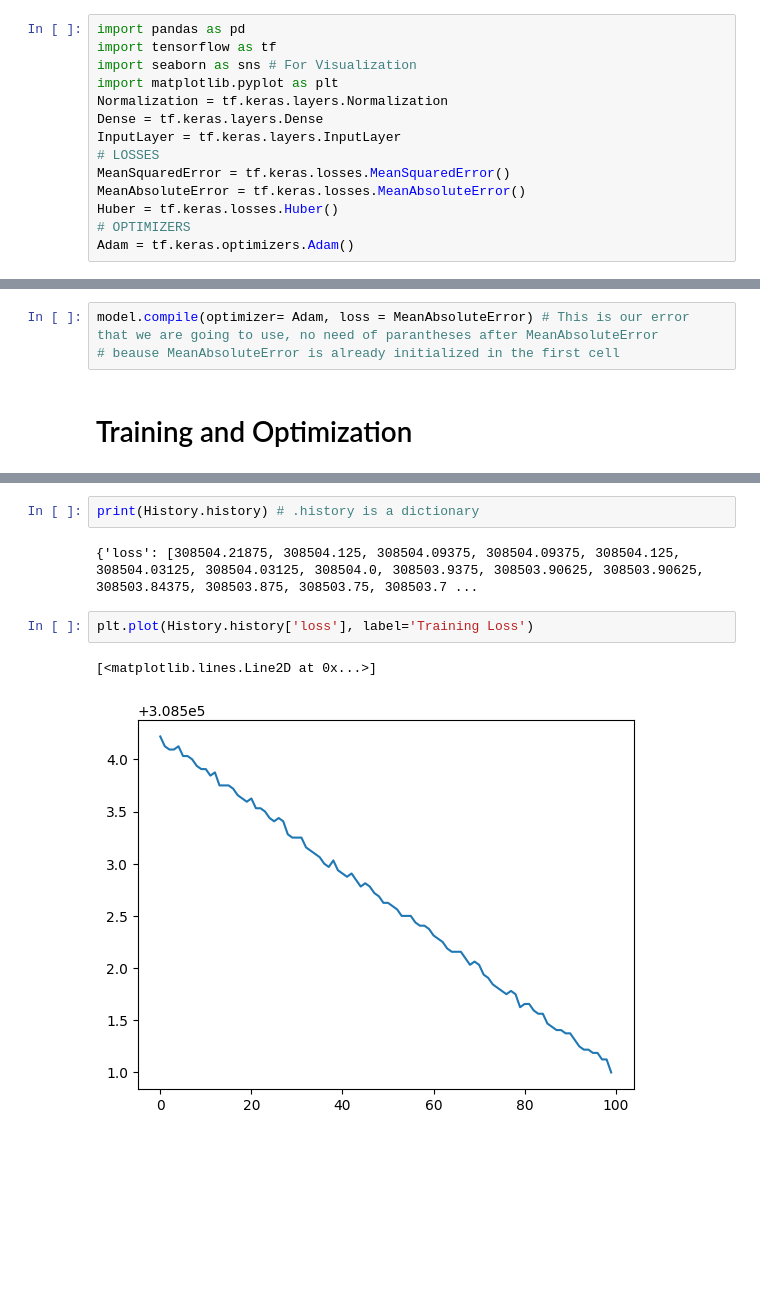
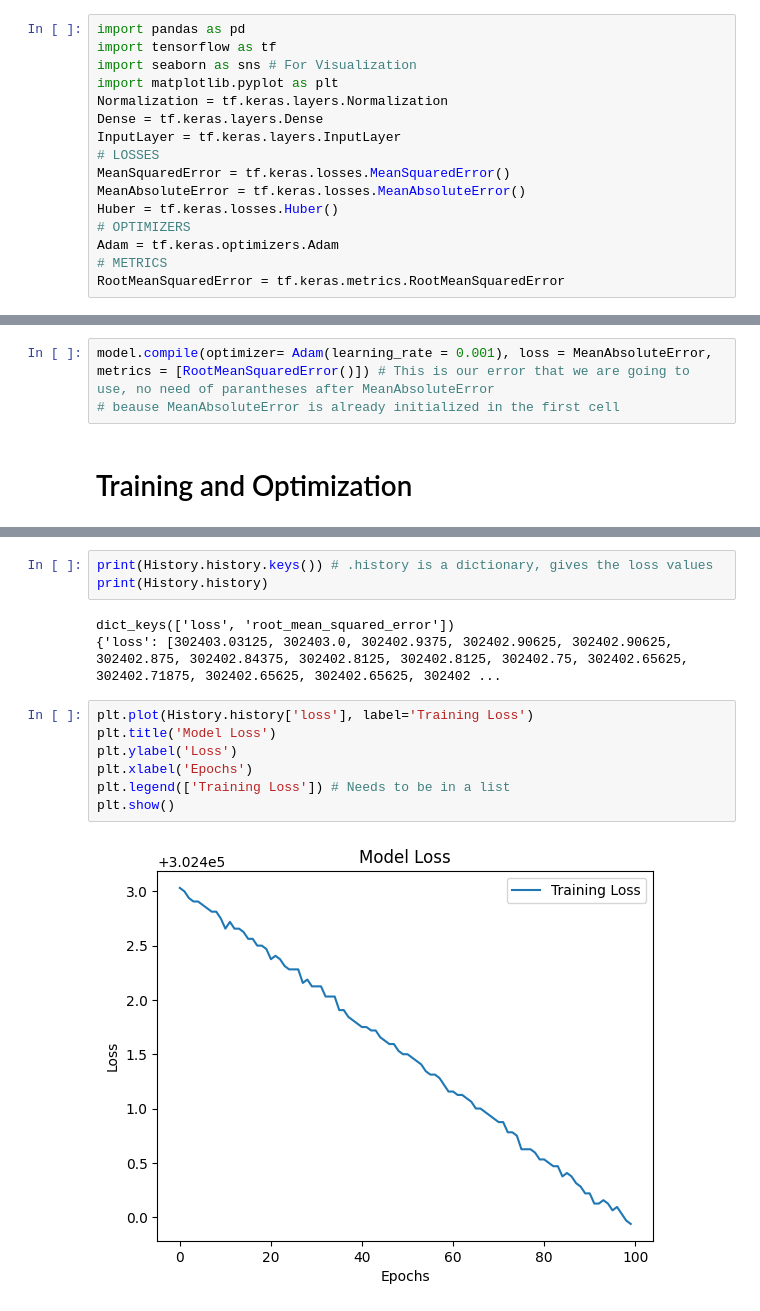
Before and after one commit to sleepsonrockss/Deep-Learning, a Jupyter notebook: NeuralNetwork.ipynb, the cells around one changed output, grey strips where cells are left out. Drawn from its saved outputs; the diff is of its cells as text; blank space fills up the shorter version.

```diff
--- a/NeuralNetwork.ipynb
+++ b/NeuralNetwork.ipynb
@@ -13,7 +13,9 @@ MeanSquaredError = tf.keras.losses.MeanSquaredError()
 MeanAbsoluteError = tf.keras.losses.MeanAbsoluteError()
 Huber = tf.keras.losses.Huber()
 # OPTIMIZERS
-Adam = tf.keras.optimizers.Adam()
+Adam = tf.keras.optimizers.Adam
+# METRICS
+RootMeanSquaredError = tf.keras.metrics.RootMeanSquaredError
 # %% [markdown]
 # **Data Preparation**
 # %%
@@ -204,7 +201,7 @@ tf.keras.utils.plot_model(model, to_file='model.png', show_shapes=True)
 # Error Sanctioning -> Minimizing the errors
 #### ****Don't use squared loss when you have outliers, use abs loss or HUBER Loss(MSE+AbsE)***
 # %%
-model.compile(optimizer= Adam, loss = MeanAbsoluteError) # This is our error that we are going to use, no need of parantheses after MeanAbsoluteError
+model.compile(optimizer= Adam(learning_rate = 0.001), loss = MeanAbsoluteError, metrics = [RootMeanSquaredError()]) # This is our error that we are going to use, no need of parantheses after MeanAbsoluteError
 # beause MeanAbsoluteError is already initialized in the first cell
 # %% [markdown]
 # Training and Optimization
@@ -252,9 +229,15 @@ History.history # give the loss values
 # %%
-print(History.history) # .history is a dictionary
+print(History.history.keys()) # .history is a dictionary, gives the loss values
+print(History.history)
 # %% [output]
-{'loss': [308504.21875, 308504.125, 308504.09375, 308504.09375, 308504.125, 308504.03125, 308504.03125, 308504.0, 308503.9375, 308503.90625, 308503.90625, 308503.84375, 308503.875, 308503.75, 308503.7 ...
+dict_keys(['loss', 'root_mean_squared_error'])
+{'loss': [302403.03125, 302403.0, 302402.9375, 302402.90625, 302402.90625, 302402.875, 302402.84375, 302402.8125, 302402.8125, 302402.75, 302402.65625, 302402.71875, 302402.65625, 302402.65625, 302402 ...
 # %%
 plt.plot(History.history['loss'], label='Training Loss')
+plt.title('Model Loss')
+plt.ylabel('Loss')
+plt.xlabel('Epochs')
+plt.legend(['Training Loss']) # Needs to be in a list
+plt.show()
 # %% [output]
-[<matplotlib.lines.Line2D at 0x...>]
-[figure, old version]
+[figure, new version]
```
Also changed, not shown: parts of 13 cells of this notebook.
